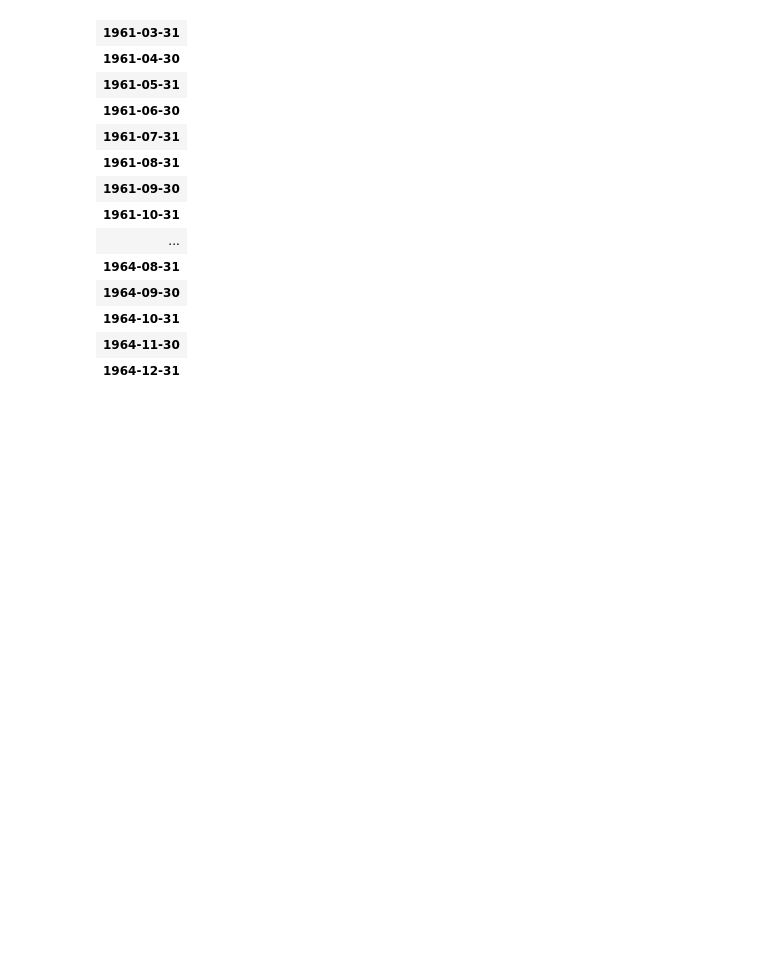
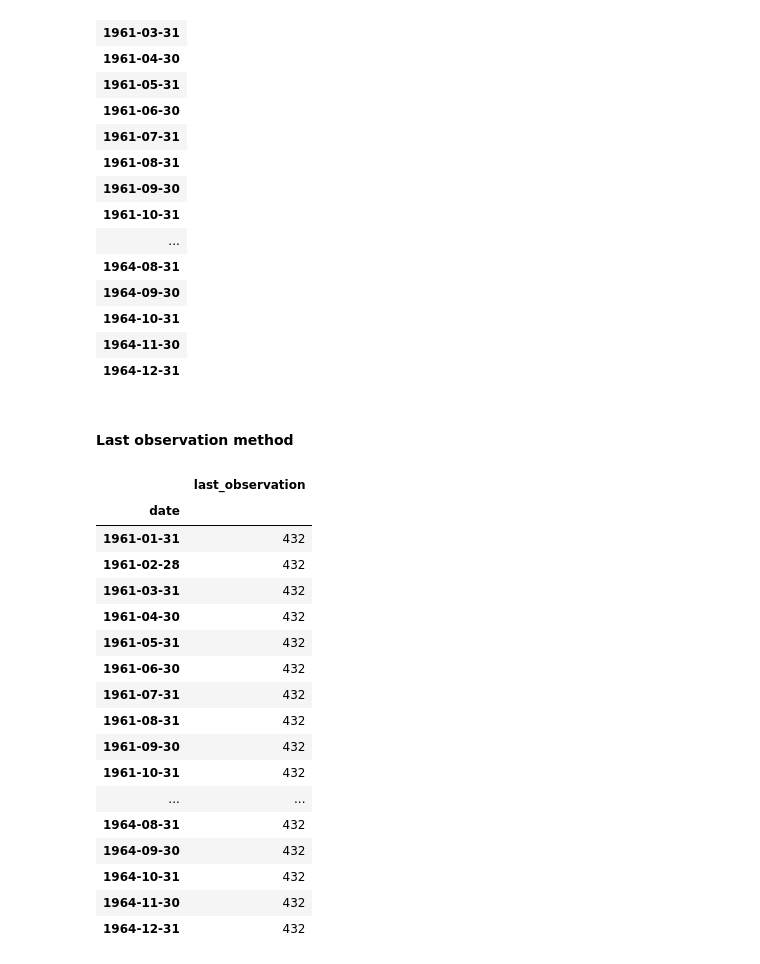
Before and after one commit to BinethBasilu/Time-Series-Forecasting-Python-, a Jupyter notebook: 5_Baseline/code.ipynb, the cells around one changed output. Drawn from its saved outputs; the diff is of its cells as text; code cells hidden in the pictures; blank space fills up the shorter version.

```diff
--- a/5_Baseline/code.ipynb
+++ b/5_Baseline/code.ipynb
@@ -97,3 +97,27 @@ df_forecast
 | 1964-10-31 |
 | 1964-11-30 |
 | 1964-12-31 |
+# %% [markdown]
+#### Last observation method
+# %%
+df_forecast["last_observation"] = series[-1]
+df_forecast
+# %% [output]
+|  | last_observation |
+| date |  |
+| 1961-01-31 | 432 |
+| 1961-02-28 | 432 |
+| 1961-03-31 | 432 |
+| 1961-04-30 | 432 |
+| 1961-05-31 | 432 |
+| 1961-06-30 | 432 |
+| 1961-07-31 | 432 |
+| 1961-08-31 | 432 |
+| 1961-09-30 | 432 |
+| 1961-10-31 | 432 |
+| ... | ... |
+| 1964-08-31 | 432 |
+| 1964-09-30 | 432 |
+| 1964-10-31 | 432 |
+| 1964-11-30 | 432 |
+| 1964-12-31 | 432 |
```
Also changed, not shown: parts of 12 cells of this notebook.
